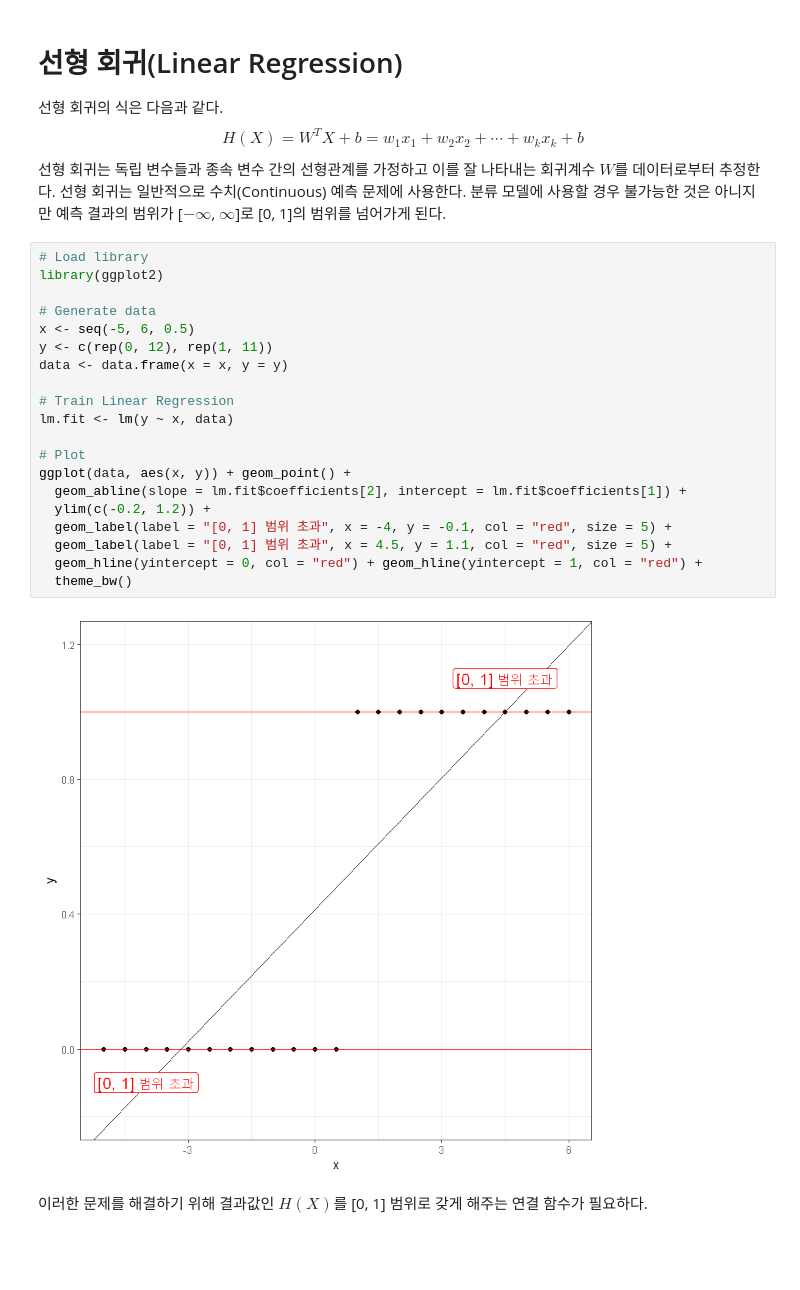
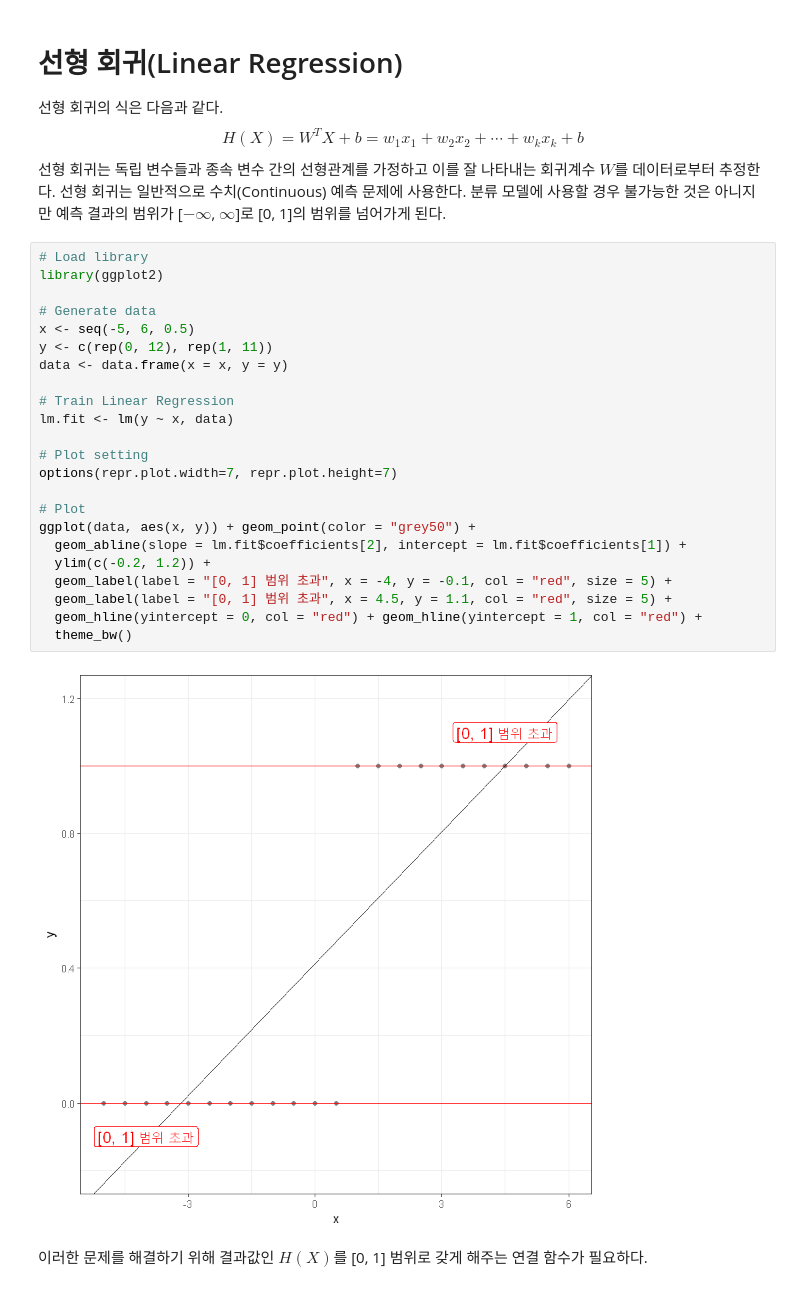
Before and after one commit to rymyung/Machine-Learning, a Jupyter notebook: Logistic Regression.ipynb, the cells around one changed output. Saved outputs shown, nothing was run; the diff lists cells and outputs as text; blank space fills up the shorter version.

```diff
--- a/Logistic Regression.ipynb
+++ b/Logistic Regression.ipynb
@@ -8,25 +8,28 @@ $$H(X) = W^TX + b = w_1x_1 + w_2x_2 + \cdots + w_kx_k + b$$
 # %%
 # Load library
 library(ggplot2)
 
 # Generate data
 x <- seq(-5, 6, 0.5)
 y <- c(rep(0, 12), rep(1, 11))
 data <- data.frame(x = x, y = y)
 
 # Train Linear Regression
 lm.fit <- lm(y ~ x, data)
 
+# Plot setting
+options(repr.plot.width=7, repr.plot.height=7)
+
 # Plot
-ggplot(data, aes(x, y)) + geom_point() +
+ggplot(data, aes(x, y)) + geom_point(color = "grey50") +
   geom_abline(slope = lm.fit$coefficients[2], intercept = lm.fit$coefficients[1]) +
   ylim(c(-0.2, 1.2)) +
   geom_label(label = "[0, 1] 범위 초과", x = -4, y = -0.1, col = "red", size = 5) +
   geom_label(label = "[0, 1] 범위 초과", x = 4.5, y = 1.1, col = "red", size = 5) +
   geom_hline(yintercept = 0, col = "red") + geom_hline(yintercept = 1, col = "red") +
   theme_bw()
 # %% [output]
-[figure, old version]
+[figure, new version]
 # %% [markdown]
 이러한 문제를 해결하기 위해 결과값인 $H(X)$를 [0, 1] 범위로 갖게 해주는 연결 함수가 필요하다.
 # %% [markdown]
```
Also changed, not shown: parts of 26 cells of this notebook.
